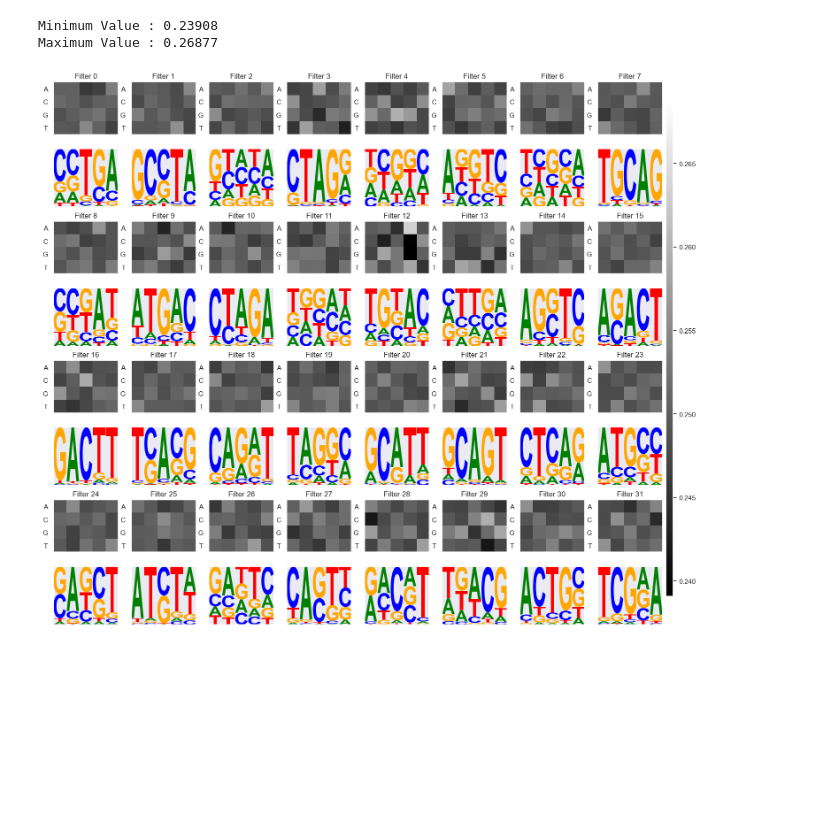
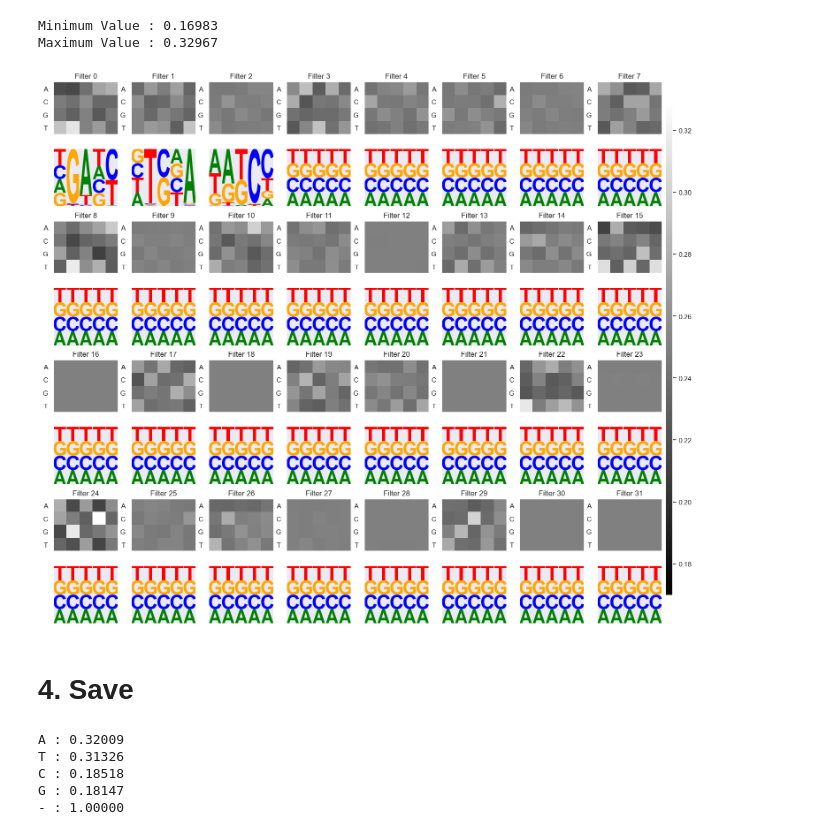
Before and after one commit to up4472/upolanc-thesis, a Jupyter notebook: notebook/nbp15-motifs.ipynb, the cells around one changed output. Cells and saved outputs as stored; diff of their text form; code cells hidden in the pictures; blank space fills up the shorter version.

```diff
--- a/notebook/nbp15-motifs.ipynb
+++ b/notebook/nbp15-motifs.ipynb
@@ -211,8 +259,8 @@ data = cnn_motifs.get_conv_layers_from_model(
 )
 
 mapping = onehot.generate_onehot_mapping(
-	nucleotide_order = nucleotide_order,
-	ambiguous_value  = nucleotide_value
+	nucleotide_order = NUCLEOTIDE_ORDER,
+	ambiguous_value  = NUCLEOTIDE_VALUE
 )
 # %%
 # Compute kernel activations (pretty slow ~ can be up to 12h)
@@ -224,8 +272,13 @@ activations = cnn_motifs.get_kernel_activations(
 	mapping   = mapping,
 	layer     = data['layer'][0],
 	device    = DEVICE,
-	weighted  = activation_weighted,
-	threshold = activation_threshold
+	weighted  = ACTIVATION_WEIGHTED,
+	threshold = ACTIVATION_THRESHOLD,
+	function  = (
+		'leaky_relu', {
+		'negative_slope' : CONFIG['model/leakyrelu'],
+		'inplace'        : True
+	})
 )
 
 activations = {i : x for i, x in enumerate(activations)}
@@ -251,17 +289,39 @@ Maximum Value : 0.26877
 # %%
 # Plot kernels and motifs
 
-cnn_motifs.plot_kernels_and_motifs(
-	weights          = data['weight'][0],
+motifs = cnn_motifs.plot_kernels_and_motifs(
+	weights          = data['weight'][0].squeeze(),
 	activations      = activations,
-	to_type          = display_motifs,
-	nucleotide_order = nucleotide_order,
+	to_type          = DISPLAY_MOTIFS,
+	nucleotide_order = NUCLEOTIDE_ORDER,
 	filename         = os.path.join(OUT_DATA, 'activation-kernel-motif'),
-	cols             = display_cols,
-	rows             = display_rows,
-	figsize          = display_size[1]
+	cols             = DISPLAY_COLS,
+	rows             = DISPLAY_ROWS,
+	figsize          = DISPLAY_SIZE[1]
 )
 # %% [output]
-Minimum Value : 0.23908
-Maximum Value : 0.26877
+Minimum Value : 0.16983
+Maximum Value : 0.32967
-[figure, old version]
+[figure, new version]
+# %% [markdown]
+# 4. Save
+# %%
+# Compute background letter frequency (keep only the alphabet ones)
+
+frequency = cnn_motifs.get_alphabet_letter_frequency(
+	sequences      = sequence,
+	to_probability = True,
+	alphabet       = NUCLEOTIDE_ORDER
+)
+
+for k, v in frequency.items() :
+	print('{:s} : {:.5f}'.format(k, v))
+
+print('{:s} : {:.5f}'.format('-', sum(frequency.values())))
+print()
+# %% [output]
+A : 0.32009
+T : 0.31326
+C : 0.18518
+G : 0.18147
+- : 1.00000
```
Also changed, not shown: parts of 14 cells of this notebook, 3 other files.
